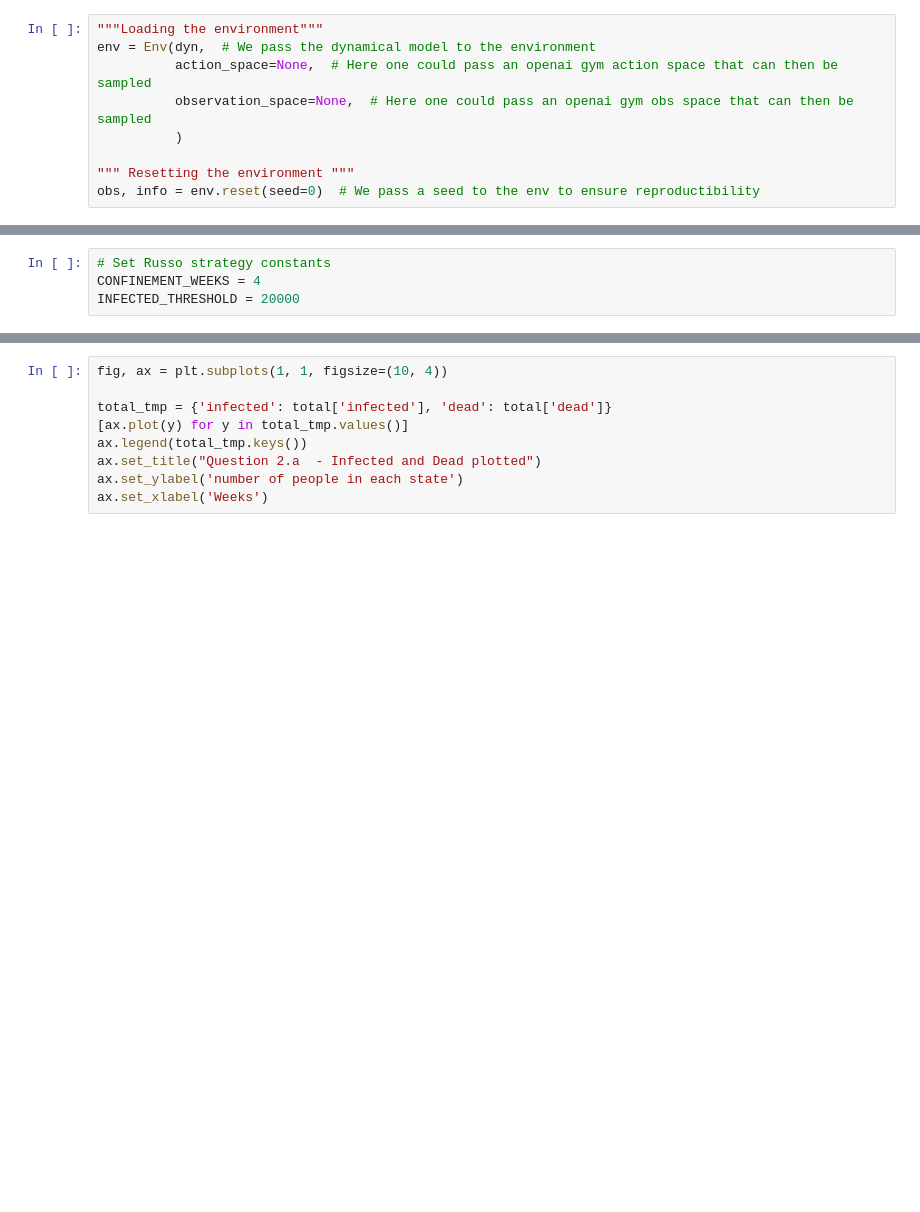
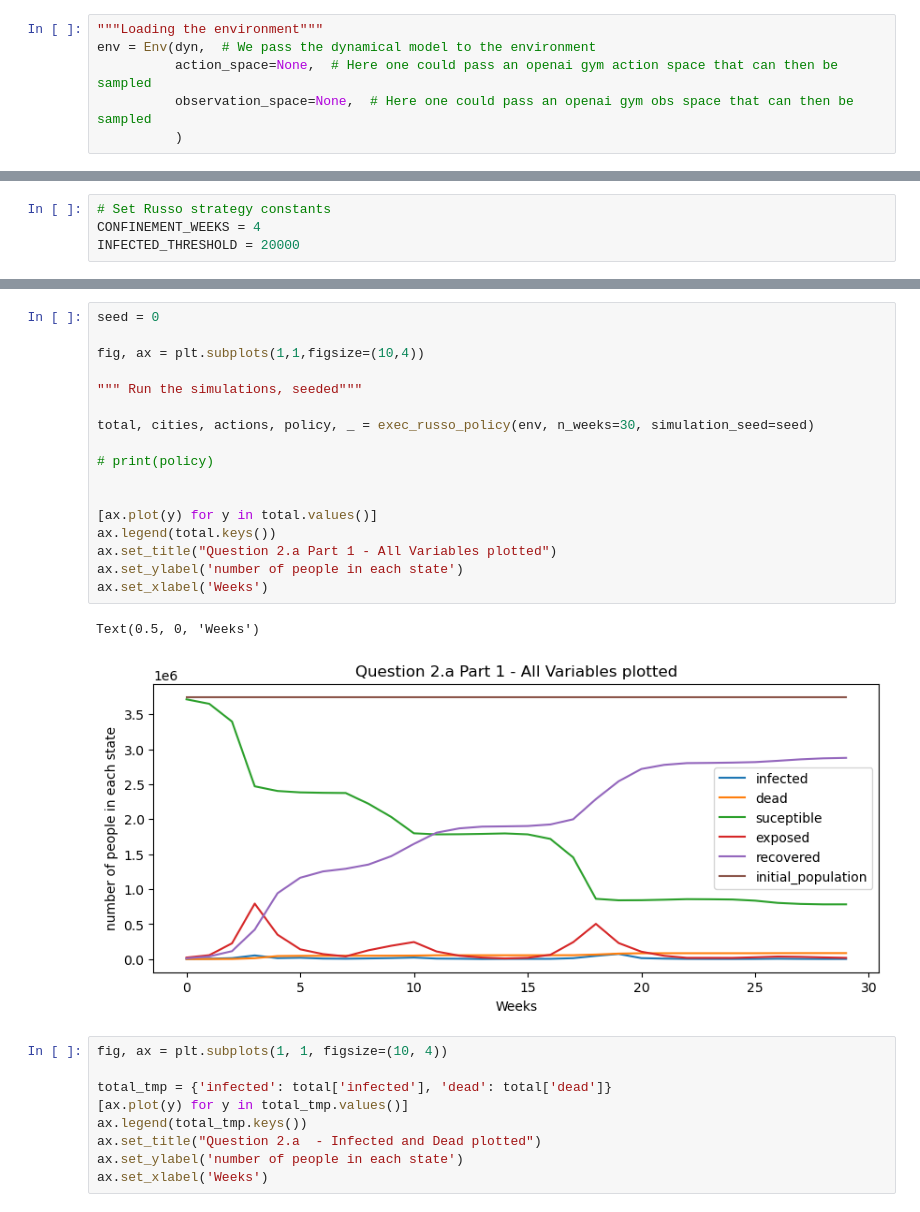
Before and after one commit to mohahf19/ANNRL-2023, a Jupyter notebook: notebooks/q2.ipynb, the cells around one changed output, grey strips where cells are left out. Drawn from its saved outputs; the diff is of its cells as text; blank space fills up the shorter version.

```diff
--- a/notebooks/q2.ipynb
+++ b/notebooks/q2.ipynb
@@ -35,6 +35,3 @@ env = Env(dyn,  # We pass the dynamical model to the environment
           action_space=None,  # Here one could pass an openai gym action space that can then be sampled
           observation_space=None,  # Here one could pass an openai gym obs space that can then be sampled
           )
-
-""" Resetting the environment """
-obs, info = env.reset(seed=0)  # We pass a seed to the env to ensure reproductibility
@@ -101,3 +91,23 @@ Text(0.5, 0, 'Weeks')
+# %%
+seed = 0
+
+fig, ax = plt.subplots(1,1,figsize=(10,4))
+
+""" Run the simulations, seeded"""
+
+total, cities, actions, policy, _ = exec_russo_policy(env, n_weeks=30, simulation_seed=seed)
+
+# print(policy)
+
+
+[ax.plot(y) for y in total.values()]
+ax.legend(total.keys())
+ax.set_title("Question 2.a Part 1 - All Variables plotted")
+ax.set_ylabel('number of people in each state')
+ax.set_xlabel('Weeks')
+# %% [output]
+Text(0.5, 0, 'Weeks')
+[figure, added]
 # %%
 fig, ax = plt.subplots(1, 1, figsize=(10, 4))
 
```
Also changed, not shown: parts of 7 cells of this notebook, 2 other files.
